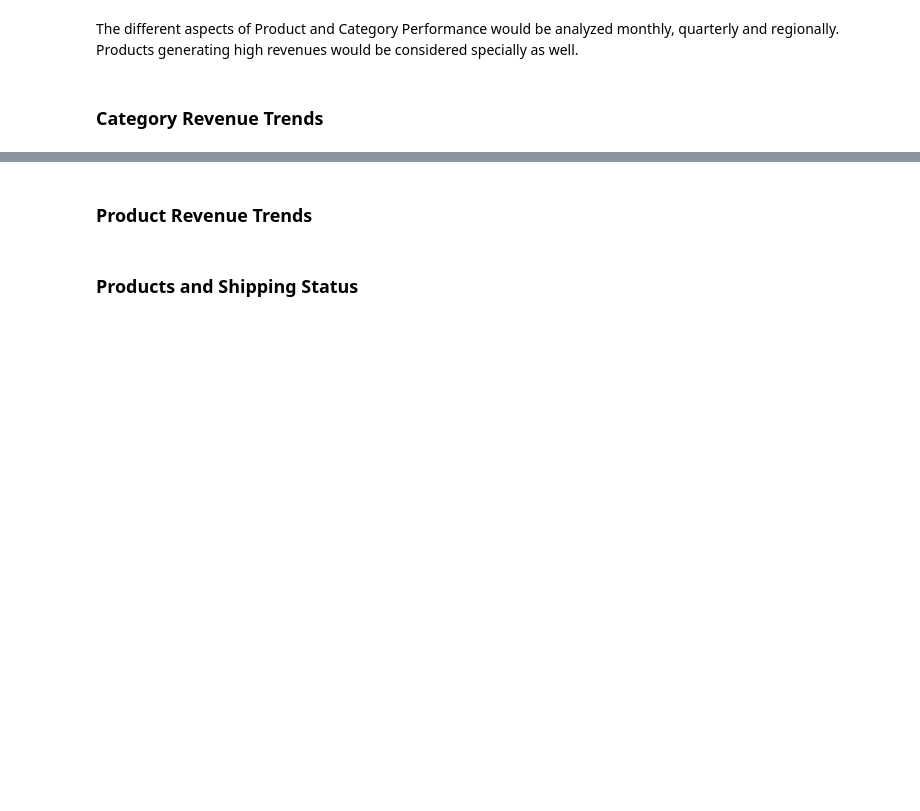
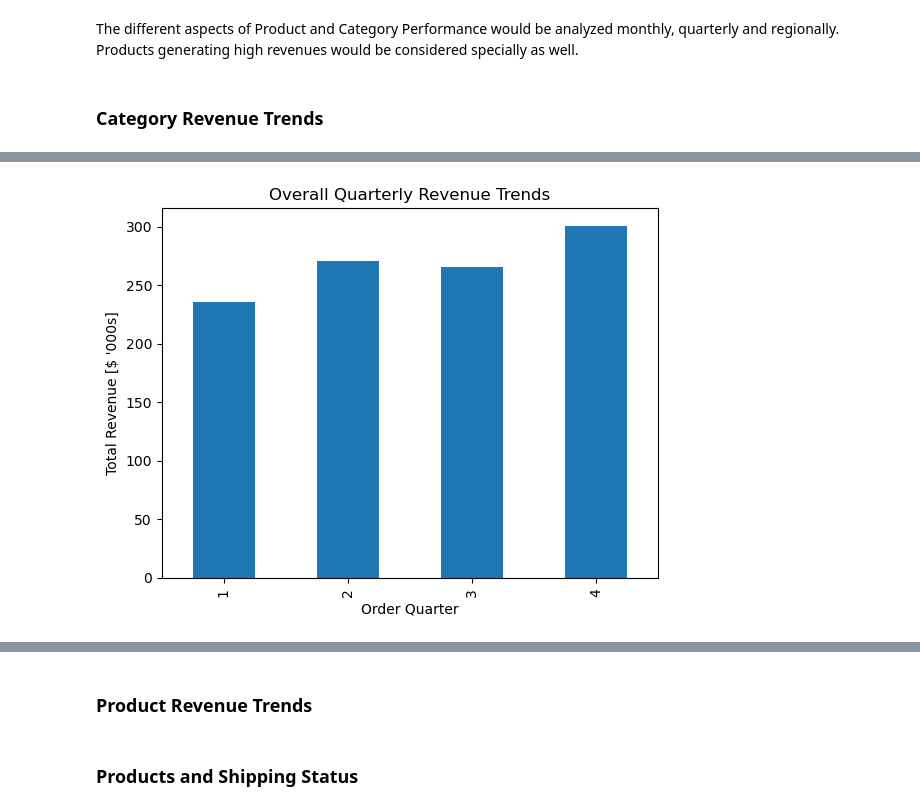
Before and after one commit to Mohammed-Hanan-Othman/ecommerce-sales-analysis, a Jupyter notebook: notebooks/3.product_performance.ipynb, the cells around one changed output, grey strips where cells are left out. Saved outputs shown, nothing was run; the diff lists cells and outputs as text; code cells hidden in the pictures; blank space fills up the shorter version.

```diff
--- a/notebooks/3.product_performance.ipynb
+++ b/notebooks/3.product_performance.ipynb
@@ -61,0 +64,7 @@ plt.show();
+# %%
+(df_copy.groupby(by="Order Quarter")["Total Price Calc"].sum() / 1e3).plot(kind="bar")
+plt.title("Overall Quarterly Revenue Trends")
+plt.ylabel("Total Revenue [$ '000s]")
+plt.show();
+# %% [output]
+[figure, added]
```
Also changed, not shown: parts of 7 cells of this notebook.
